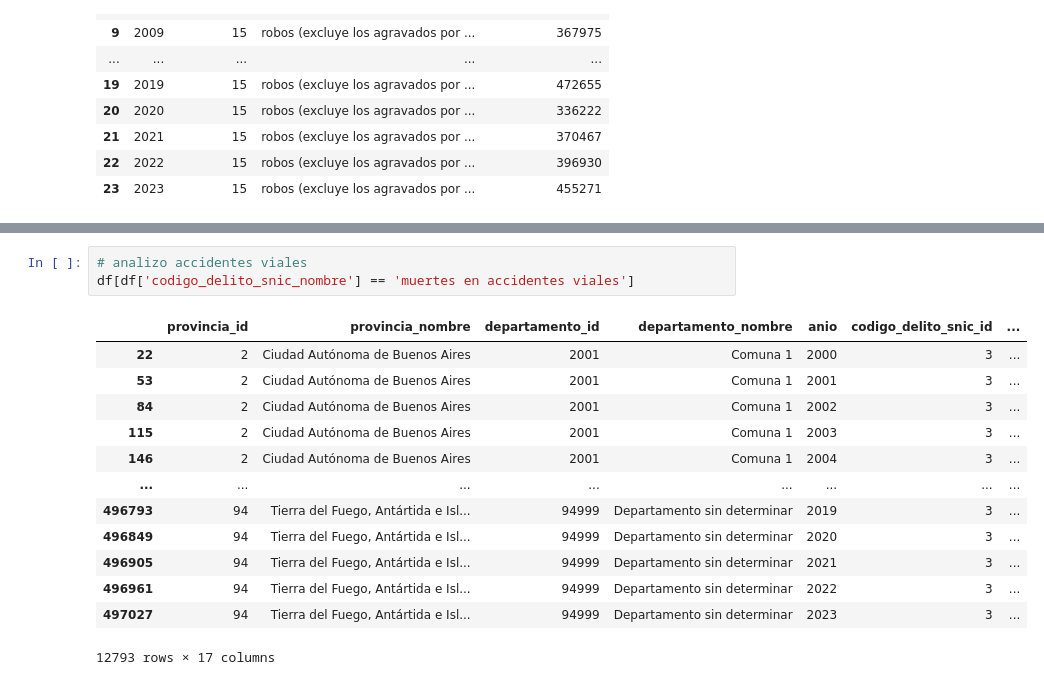
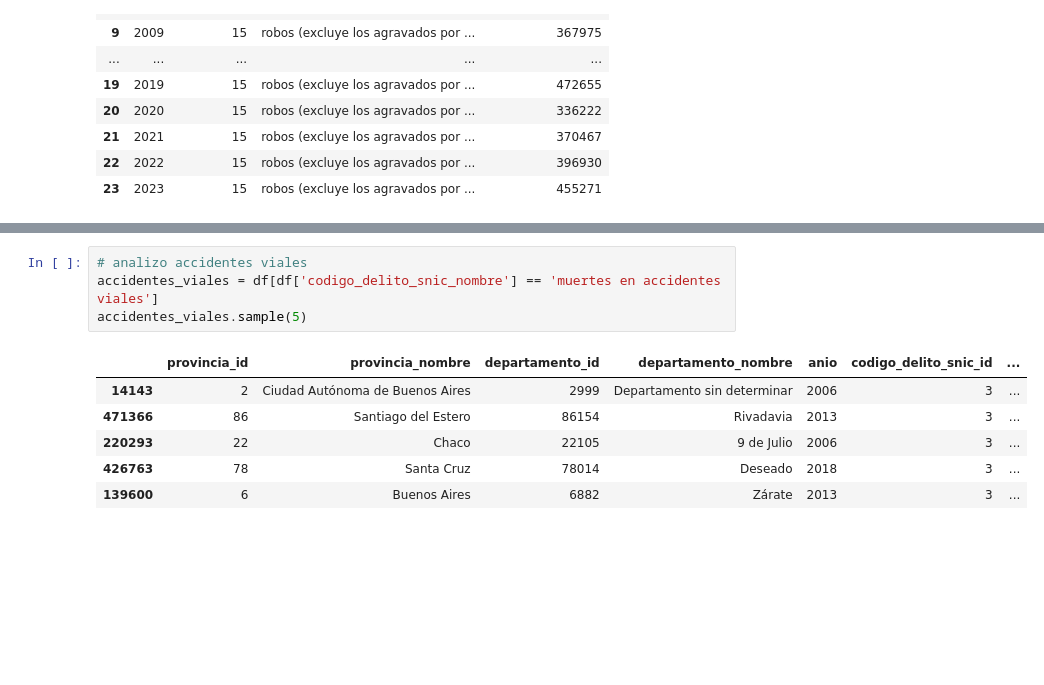
Before and after one commit to Sabri-Nang/analisis_datos, a Jupyter notebook: analisis_estadisticas_criminales.ipynb, the cells around one changed output, grey strips where cells are left out. Drawn from its saved outputs; the diff is of its cells as text; blank space fills up the shorter version.

```diff
--- a/analisis_estadisticas_criminales.ipynb
+++ b/analisis_estadisticas_criminales.ipynb
@@ -260,18 +260,12 @@ array(['homicidios dolosos',
       dtype=object)
 # %%
 # analizo accidentes viales
-df[df['codigo_delito_snic_nombre'] == 'muertes en accidentes viales']
+accidentes_viales = df[df['codigo_delito_snic_nombre'] == 'muertes en accidentes viales']
+accidentes_viales.sample(5)
 # %% [output]
 |  | provincia_id | provincia_nombre | departamento_id | departamento_nombre | anio | codigo_delito_snic_id | ... |
-| 22 | 2 | Ciudad Autónoma de Buenos Aires | 2001 | Comuna 1 | 2000 | 3 | ... |
-| 53 | 2 | Ciudad Autónoma de Buenos Aires | 2001 | Comuna 1 | 2001 | 3 | ... |
-| 84 | 2 | Ciudad Autónoma de Buenos Aires | 2001 | Comuna 1 | 2002 | 3 | ... |
-| 115 | 2 | Ciudad Autónoma de Buenos Aires | 2001 | Comuna 1 | 2003 | 3 | ... |
-| 146 | 2 | Ciudad Autónoma de Buenos Aires | 2001 | Comuna 1 | 2004 | 3 | ... |
-| ... | ... | ... | ... | ... | ... | ... | ... |
-| 496793 | 94 | Tierra del Fuego, Antártida e Isl... | 94999 | Departamento sin determinar | 2019 | 3 | ... |
-| 496849 | 94 | Tierra del Fuego, Antártida e Isl... | 94999 | Departamento sin determinar | 2020 | 3 | ... |
-| 496905 | 94 | Tierra del Fuego, Antártida e Isl... | 94999 | Departamento sin determinar | 2021 | 3 | ... |
-| 496961 | 94 | Tierra del Fuego, Antártida e Isl... | 94999 | Departamento sin determinar | 2022 | 3 | ... |
-| 497027 | 94 | Tierra del Fuego, Antártida e Isl... | 94999 | Departamento sin determinar | 2023 | 3 | ... |
+| 14143 | 2 | Ciudad Autónoma de Buenos Aires | 2999 | Departamento sin determinar | 2006 | 3 | ... |
+| 471366 | 86 | Santiago del Estero | 86154 | Rivadavia | 2013 | 3 | ... |
+| 220293 | 22 | Chaco | 22105 | 9 de Julio | 2006 | 3 | ... |
+| 426763 | 78 | Santa Cruz | 78014 | Deseado | 2018 | 3 | ... |
+| 139600 | 6 | Buenos Aires | 6882 | Zárate | 2013 | 3 | ... |
-12793 rows × 17 columns
```
Also changed, not shown: parts of 1 cell of this notebook.
